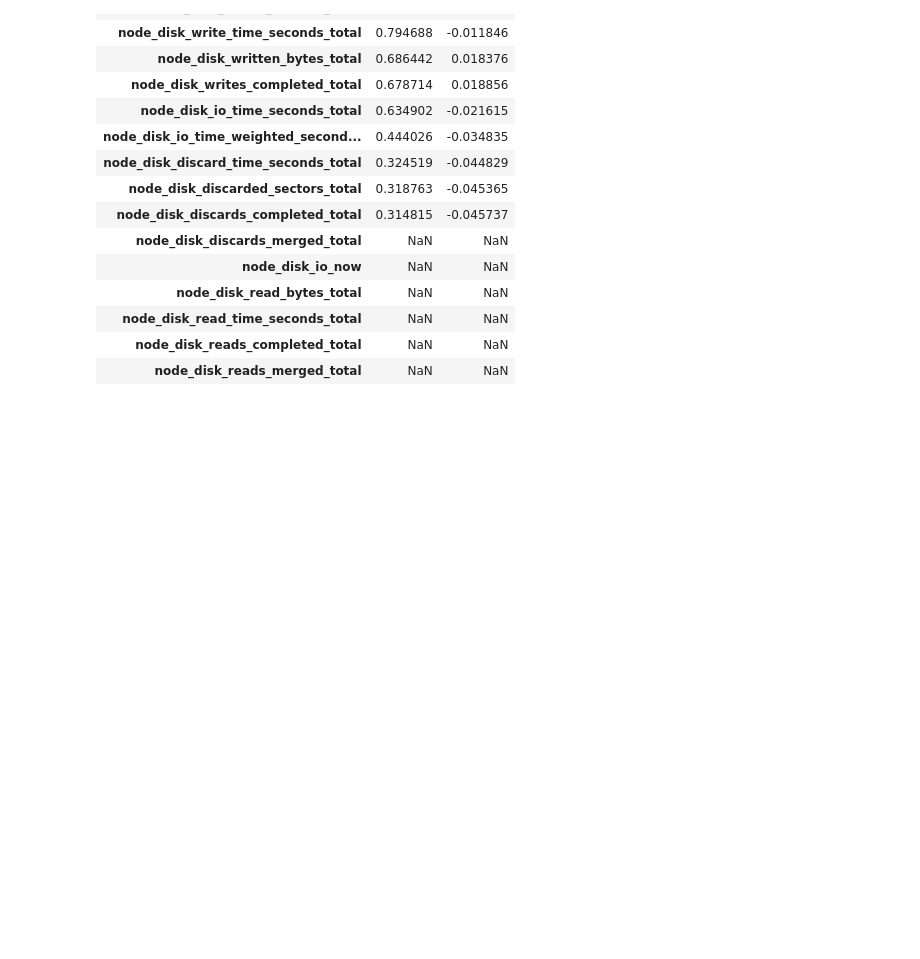
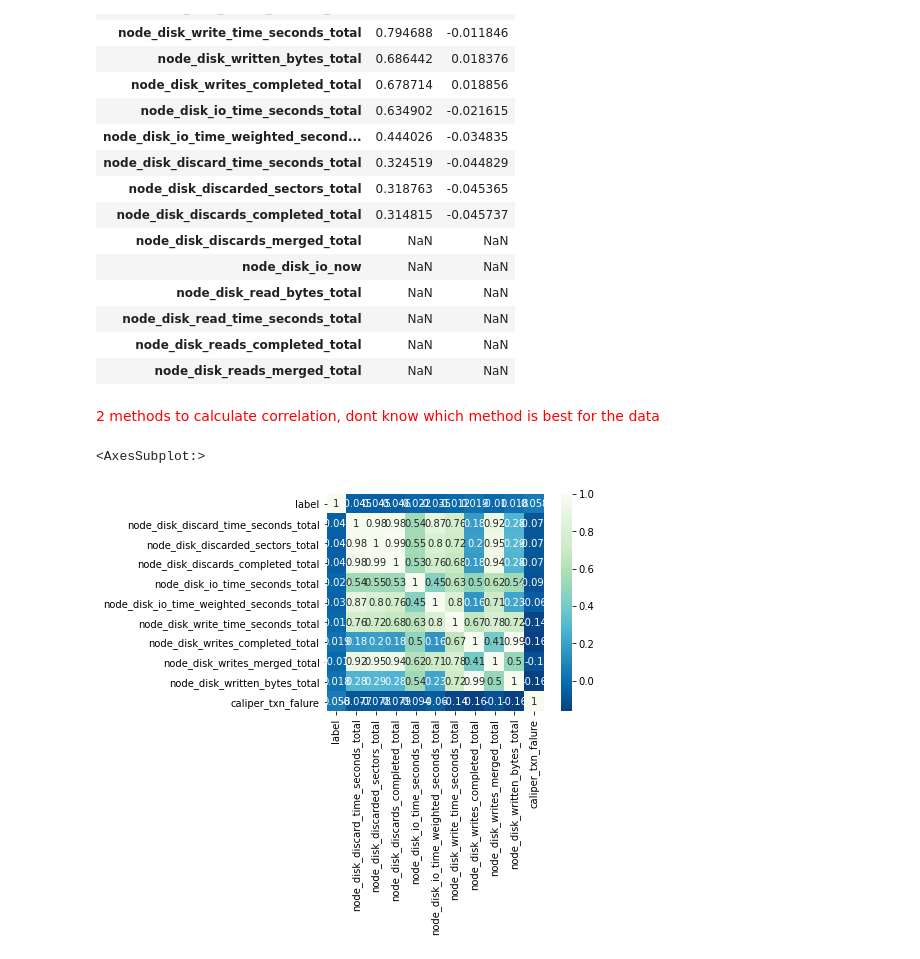
Before and after one commit to ole2252/FMS-AD, a Jupyter notebook: Correlation.ipynb, the cells around one changed output. Saved outputs shown, nothing was run; the diff lists cells and outputs as text; code cells hidden in the pictures; blank space fills up the shorter version.

```diff
--- a/Correlation.ipynb
+++ b/Correlation.ipynb
@@ -149,0 +148,12 @@ pd.DataFrame.from_dict(correlation_txn_falure_bool, orient='index').rename(colum
+# %% [markdown]
+<p style="color:red;">2 methods to calculate correlation, dont know which method is best for the data</p>
+# %%
+import seaborn as sns
+correlations = label_data.corr().dropna(axis=1, how='all').T.dropna(axis=1, how='all').T
+# heatmap
+plt.figure(figsize=(6,4))
+sns.heatmap(correlations, cmap='GnBu_r', square=True, annot=True)
+#plt.savefig('xx.png')
+# %% [output]
+<AxesSubplot:>
+[figure, added]
```
Also changed, not shown: parts of 1 cell of this notebook.
